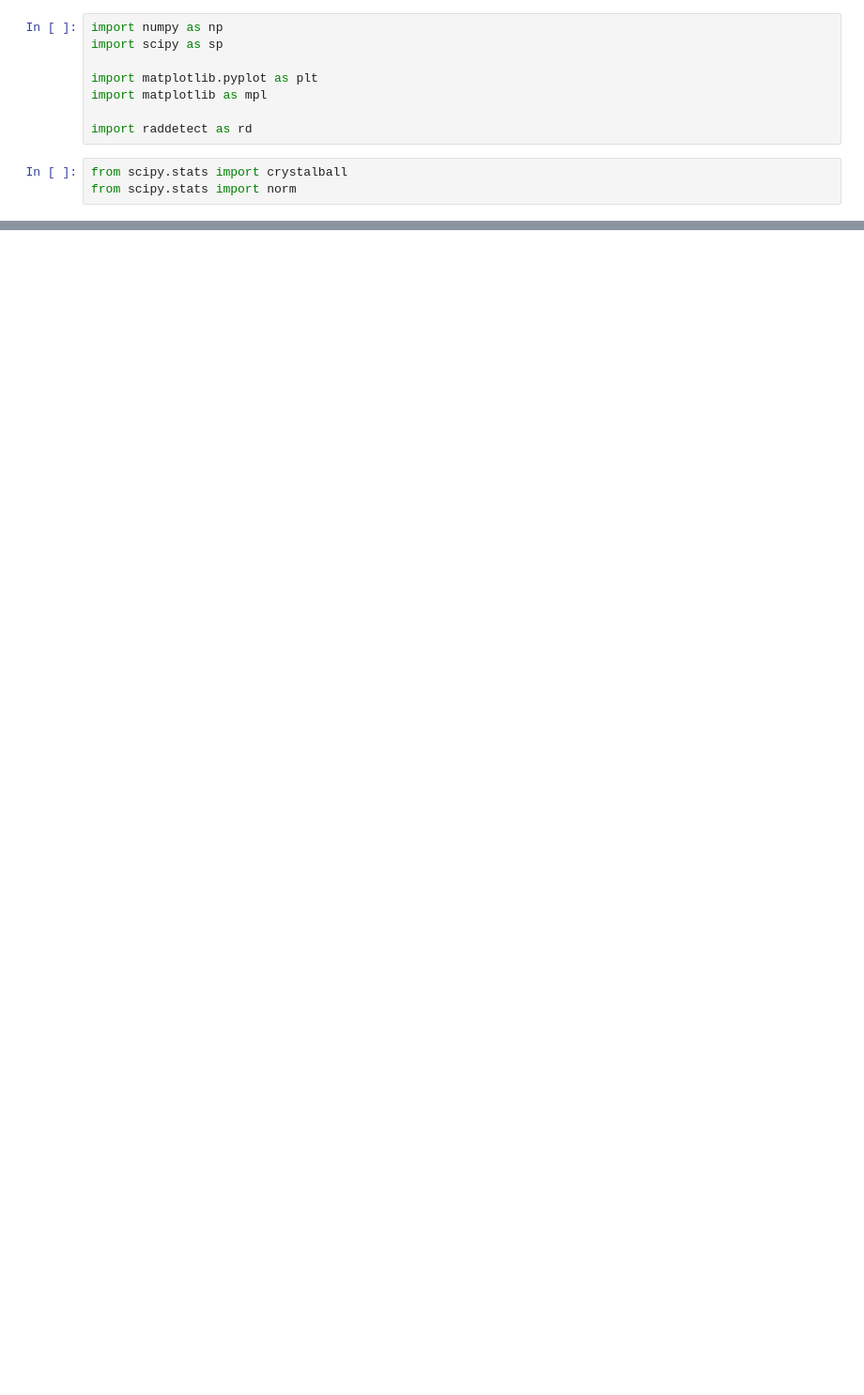
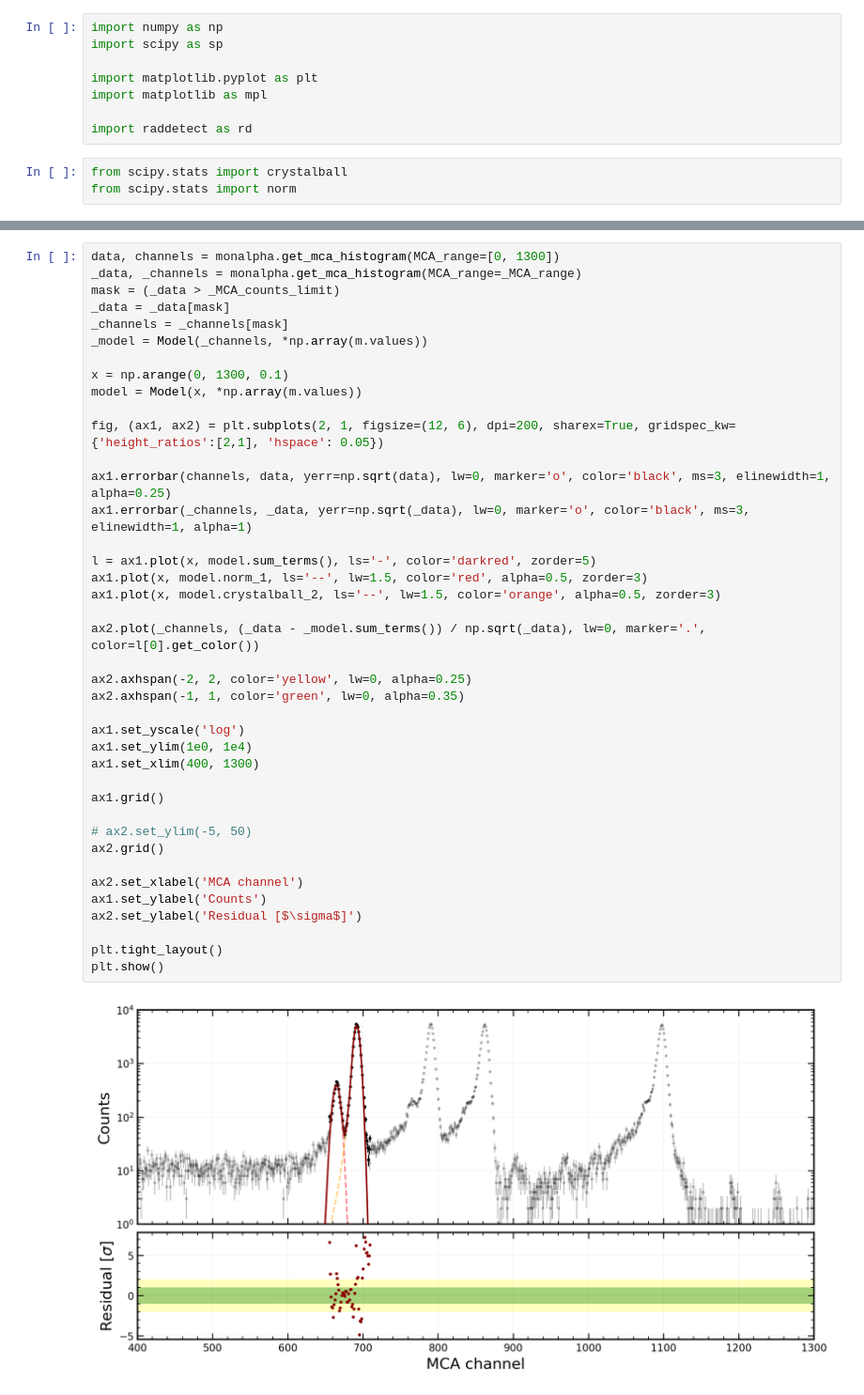
Before and after one commit to GiovanniVolta/RadDetect, a Jupyter notebook: tutorials/monalpha.ipynb, the cells around one changed output, grey strips where cells are left out. Shown at 94% size. Drawn from its saved outputs; the diff is of its cells as text; blank space fills up the shorter version.

```diff
--- a/tutorials/monalpha.ipynb
+++ b/tutorials/monalpha.ipynb
@@ -71,0 +118,42 @@ RuntimeError: Function minimum is not valid: <FMin algorithm='Migrad' edm=nan ed
+# %%
+data, channels = monalpha.get_mca_histogram(MCA_range=[0, 1300])
+_data, _channels = monalpha.get_mca_histogram(MCA_range=_MCA_range)
+mask = (_data > _MCA_counts_limit)
+_data = _data[mask]
+_channels = _channels[mask]
+_model = Model(_channels, *np.array(m.values))
+
+x = np.arange(0, 1300, 0.1)
+model = Model(x, *np.array(m.values))
+
+fig, (ax1, ax2) = plt.subplots(2, 1, figsize=(12, 6), dpi=200, sharex=True, gridspec_kw={'height_ratios':[2,1], 'hspace': 0.05})
+
+ax1.errorbar(channels, data, yerr=np.sqrt(data), lw=0, marker='o', color='black', ms=3, elinewidth=1, alpha=0.25)
+ax1.errorbar(_channels, _data, yerr=np.sqrt(_data), lw=0, marker='o', color='black', ms=3, elinewidth=1, alpha=1)
+
+l = ax1.plot(x, model.sum_terms(), ls='-', color='darkred', zorder=5)
+ax1.plot(x, model.norm_1, ls='--', lw=1.5, color='red', alpha=0.5, zorder=3)
+ax1.plot(x, model.crystalball_2, ls='--', lw=1.5, color='orange', alpha=0.5, zorder=3)
+
+ax2.plot(_channels, (_data - _model.sum_terms()) / np.sqrt(_data), lw=0, marker='.', color=l[0].get_color())
+
+ax2.axhspan(-2, 2, color='yellow', lw=0, alpha=0.25)
+ax2.axhspan(-1, 1, color='green', lw=0, alpha=0.35)
+
+ax1.set_yscale('log')
+ax1.set_ylim(1e0, 1e4)
+ax1.set_xlim(400, 1300)
+
+ax1.grid()
+
+# ax2.set_ylim(-5, 50)
+ax2.grid()
+
+ax2.set_xlabel('MCA channel')
+ax1.set_ylabel('Counts')
+ax2.set_ylabel('Residual [$\sigma$]')
+
+plt.tight_layout()
+plt.show()
+# %% [output]
+[figure, added]
```
Also changed, not shown: parts of 4 cells of this notebook, 3 other files.
